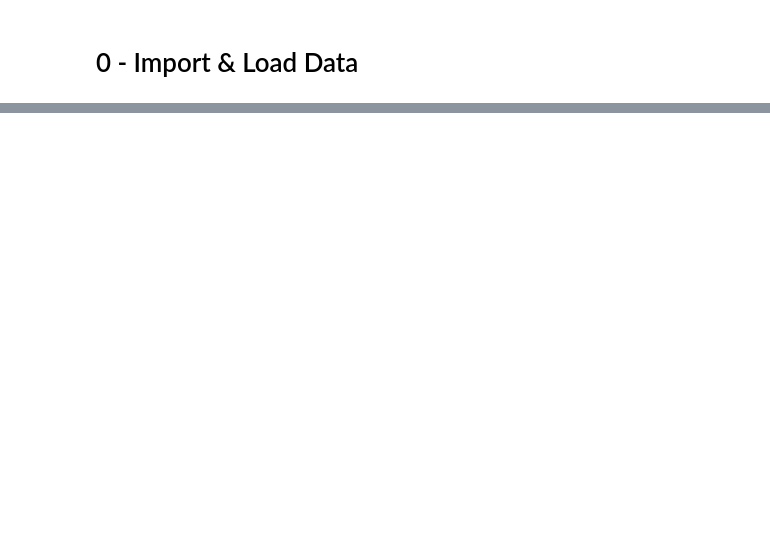
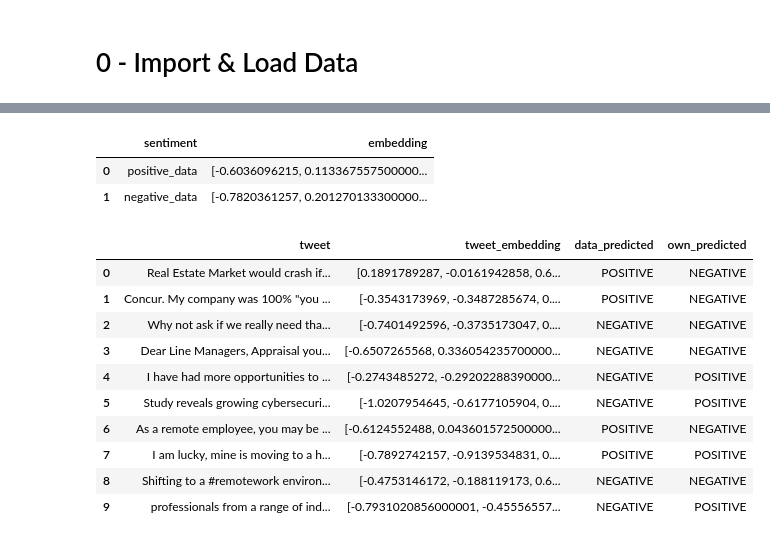
Before and after one commit to freecode23/RemoteWorkSentimentAnalysis, a Jupyter notebook: 4-BERTPrediction.ipynb, the cells around one changed output, grey strips where cells are left out. Cells and saved outputs as stored; diff of their text form; code cells hidden in the pictures; blank space fills up the shorter version.

```diff
--- a/4-BERTPrediction.ipynb
+++ b/4-BERTPrediction.ipynb
@@ -27,0 +11,5 @@ df_word
+# %%
+df_own_dict = pd.read_json('df_own_dict.json')
+df_data_dict = pd.read_json('df_data_dict.json')
+df_sentence = pd.read_json('df_sentence.json')
+df_vader = pd.read_csv('df_vader.csv')
@@ -27,0 +24,20 @@ df_word
+# %%
+df_data_dict
+# %% [output]
+|  | sentiment | embedding |
+| 0 | positive_data | [-0.6036096215, 0.113367557500000... |
+| 1 | negative_data | [-0.7820361257, 0.201270133300000... |
+# %%
+df_sentence.head(10)
+# %% [output]
+|  | tweet | tweet_embedding | data_predicted | own_predicted |
+| 0 | Real Estate Market would crash if... | [0.1891789287, -0.0161942858, 0.6... | POSITIVE | NEGATIVE |
+| 1 | Concur. My company was 100% "you ... | [-0.3543173969, -0.3487285674, 0.... | POSITIVE | NEGATIVE |
+| 2 | Why not ask if we really need tha... | [-0.7401492596, -0.3735173047, 0.... | NEGATIVE | NEGATIVE |
+| 3 | Dear Line Managers, Appraisal you... | [-0.6507265568, 0.336054235700000... | NEGATIVE | NEGATIVE |
+| 4 | I have had more opportunities to ... | [-0.2743485272, -0.29202288390000... | NEGATIVE | POSITIVE |
+| 5 | Study reveals growing cybersecuri... | [-1.0207954645, -0.6177105904, 0.... | NEGATIVE | POSITIVE |
+| 6 | As a remote employee, you may be ... | [-0.6124552488, 0.043601572500000... | POSITIVE | NEGATIVE |
+| 7 | I am lucky, mine is moving to a h... | [-0.7892742157, -0.9139534831, 0.... | POSITIVE | POSITIVE |
+| 8 | Shifting to a #remotework environ... | [-0.4753146172, -0.188119173, 0.6... | NEGATIVE | NEGATIVE |
+| 9 | professionals from a range of ind... | [-0.7931020856000001, -0.45556557... | NEGATIVE | POSITIVE |
```
Also changed, not shown: parts of 54 cells of this notebook, 4 other files.
